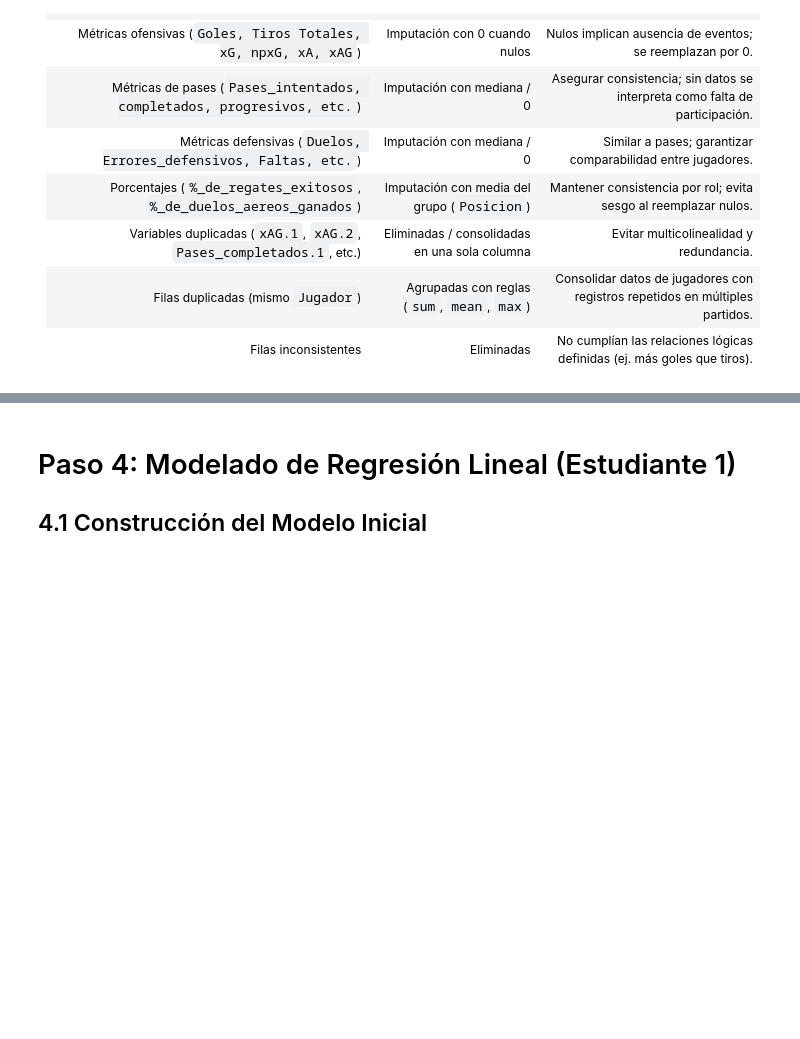
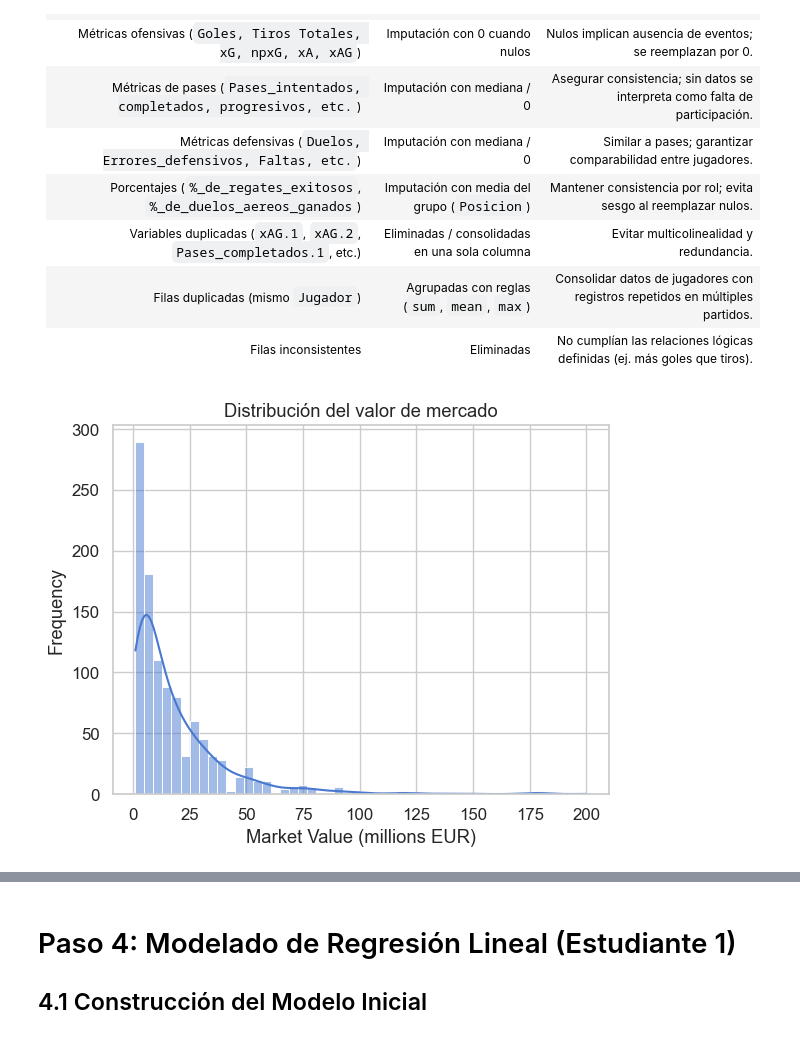
Before and after one commit to JFH000/lab_1, a Jupyter notebook: notebook_lab1.ipynb, the cells around one changed output, grey strips where cells are left out. Cells and saved outputs as stored; diff of their text form; code cells hidden in the pictures; blank space fills up the shorter version.

```diff
--- a/notebook_lab1.ipynb
+++ b/notebook_lab1.ipynb
@@ -664,3 +688,11 @@ Todas las columnas estan en el formato esperado
 | Variables duplicadas (`xAG.1`, `xAG.2`, `Pases_completados.1`, etc.)   | Eliminadas / consolidadas en una sola columna    | Evitar multicolinealidad y redundancia.                                       |
 | Filas duplicadas (mismo `Jugador`)                                     | Agrupadas con reglas (`sum`, `mean`, `max`)      | Consolidar datos de jugadores con registros repetidos en múltiples partidos.  |
 | Filas inconsistentes                                                   | Eliminadas                                       | No cumplían las relaciones lógicas definidas (ej. más goles que tiros).       |
+# %%
+sns.histplot(df_player["market_value_million_eur"], bins=50, kde=True)
+plt.xlabel("Market Value (millions EUR)")
+plt.ylabel("Frequency")
+plt.title("Distribución del valor de mercado")
+plt.show()
+# %% [output]
+[figure, added]
```
Also changed, not shown: parts of 14 cells of this notebook.
